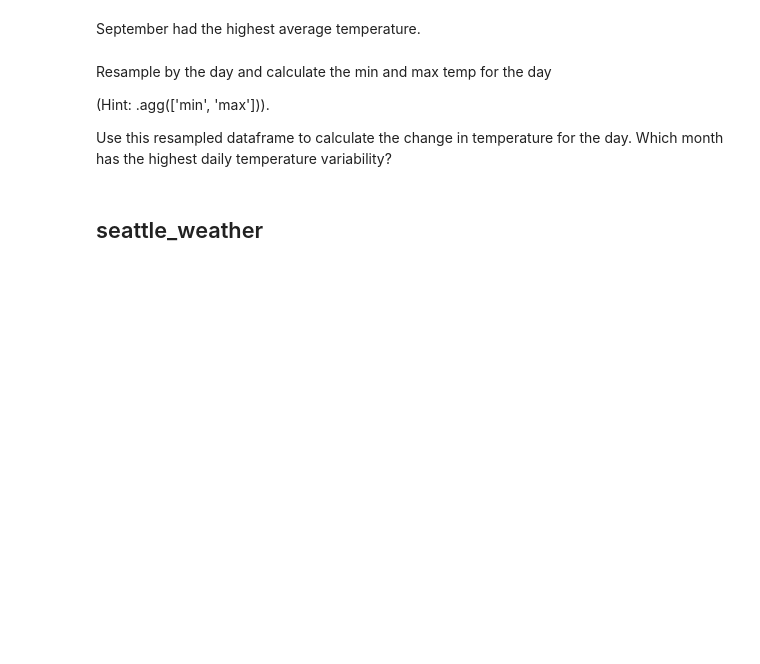
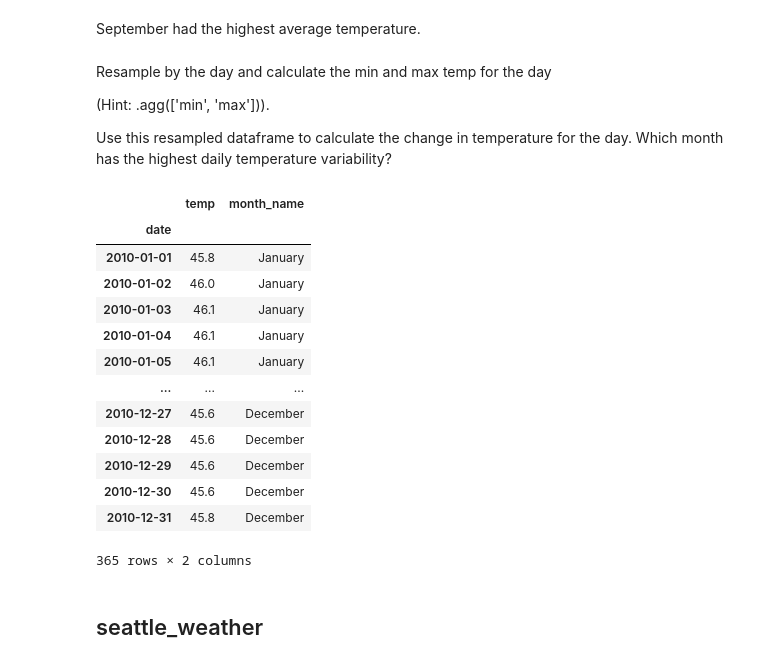
Before and after one commit to mil2tech/time-series-exercises, a Jupyter notebook: exercises-working-with-time-series-data.ipynb, the cells around one changed output. Cells and saved outputs as stored; diff of their text form; code cells hidden in the pictures; blank space fills up the shorter version.

```diff
--- a/exercises-working-with-time-series-data.ipynb
+++ b/exercises-working-with-time-series-data.ipynb
@@ -231,8 +231,23 @@ Resample by the day and calculate the min and max temp for the day
 
  Use this resampled dataframe to calculate the change in temperature for the day. Which month has the highest daily temperature variability?
 # %%
-daily_min_max = df.resample('D').min()
+daily_min_max = df.resample('D').df.temp.agg()
 daily_min_max
+# %% [output]
+|  | temp | month_name |
+| date |  |  |
+| 2010-01-01 | 45.8 | January |
+| 2010-01-02 | 46.0 | January |
+| 2010-01-03 | 46.1 | January |
+| 2010-01-04 | 46.1 | January |
+| 2010-01-05 | 46.1 | January |
+| ... | ... | ... |
+| 2010-12-27 | 45.6 | December |
+| 2010-12-28 | 45.6 | December |
+| 2010-12-29 | 45.6 | December |
+| 2010-12-30 | 45.6 | December |
+| 2010-12-31 | 45.8 | December |
+365 rows × 2 columns
 # %% [markdown]
 ## seattle_weather
 # %%
```
Also changed, not shown: 3 other files.
